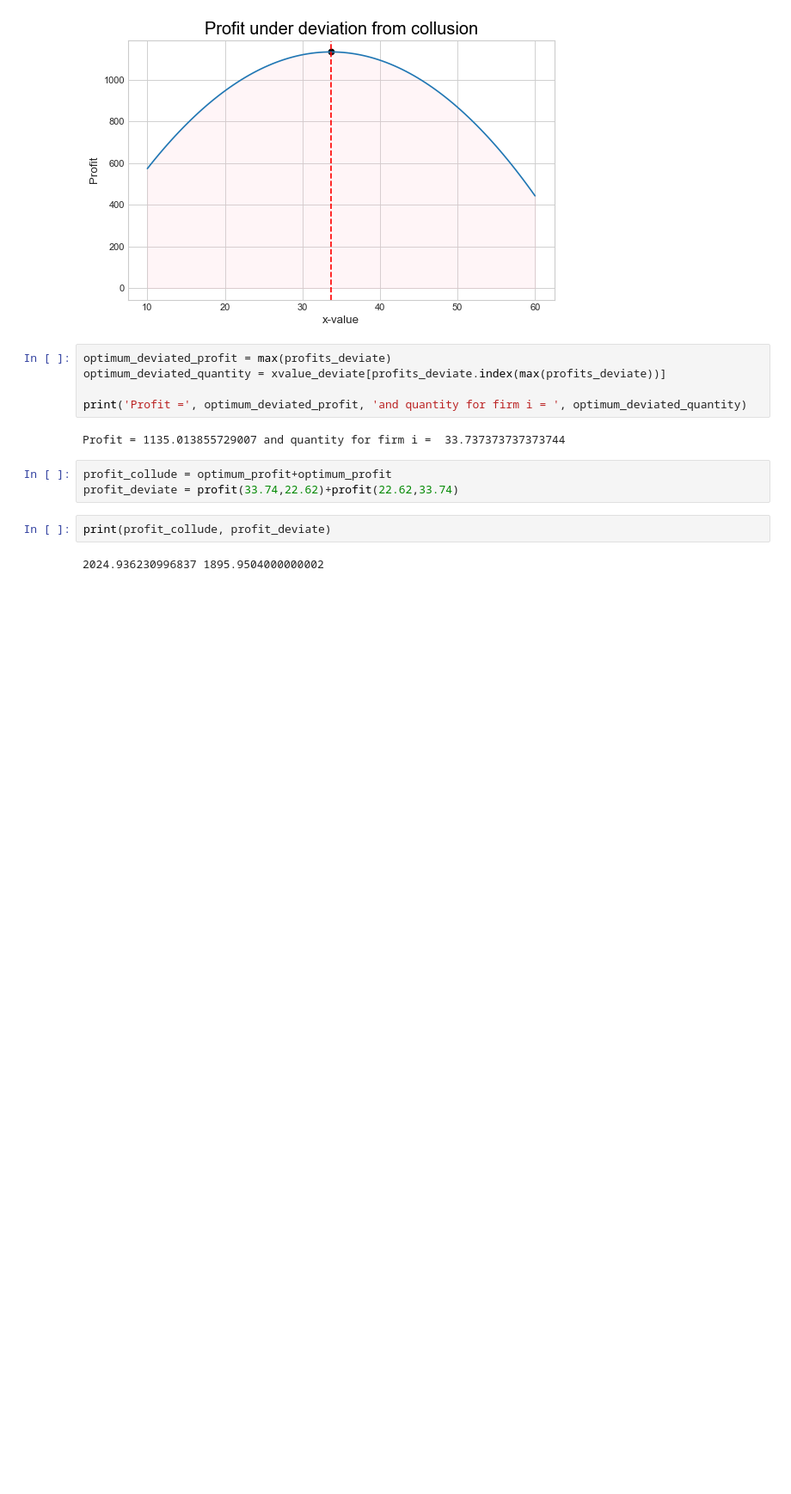
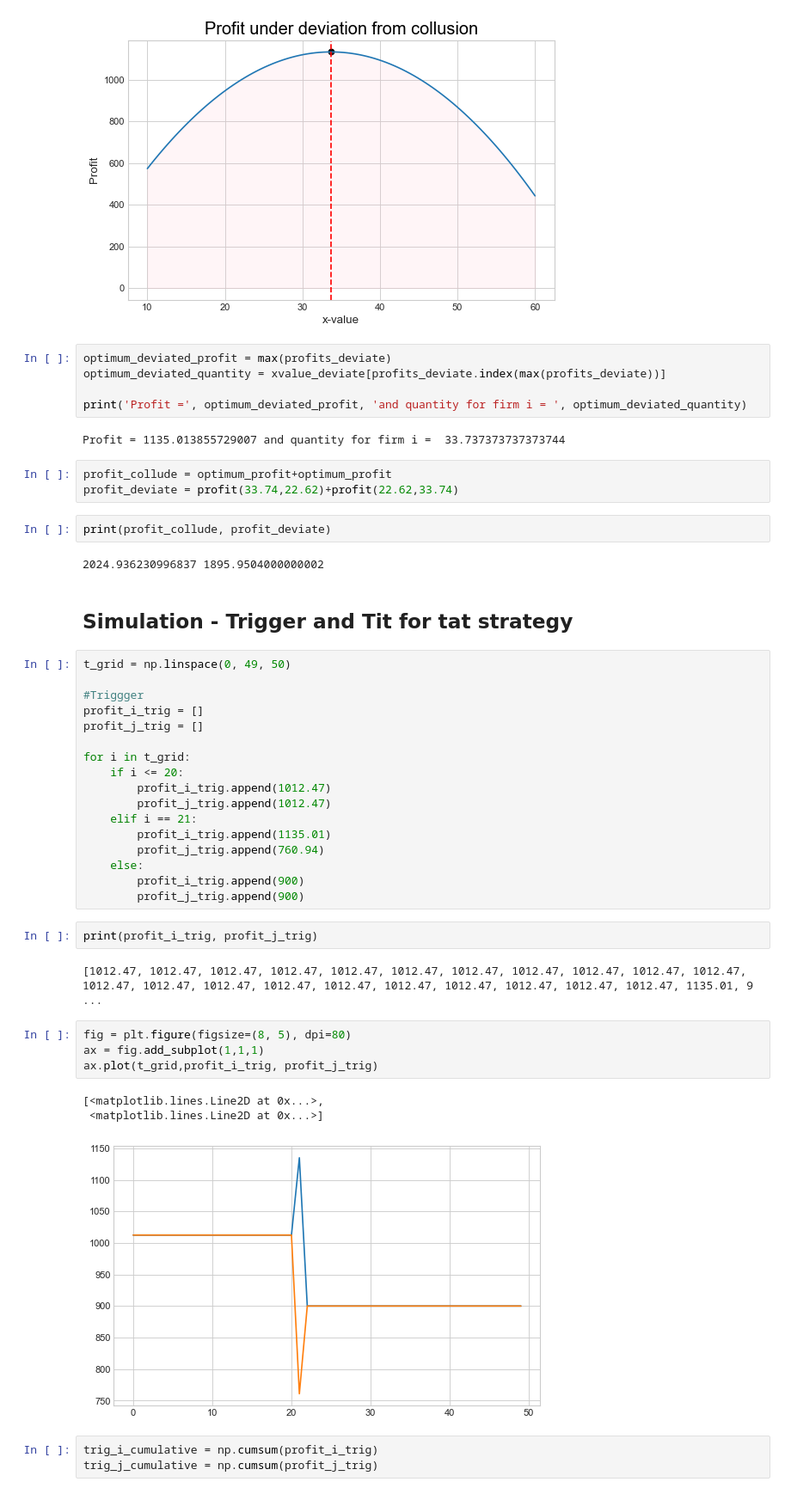
Before and after one commit to yapicikerem/Numecon_workspace, a Jupyter notebook: modelproject/Cournot-Copy1.ipynb, the cells around one changed output. Shown at 86% size. Cells and saved outputs as stored; diff of their text form; blank space fills up the shorter version.

```diff
--- a/modelproject/Cournot-Copy1.ipynb
+++ b/modelproject/Cournot-Copy1.ipynb
@@ -134,3 +134,37 @@ profit_deviate = profit(33.74,22.62)+profit(22.62,33.74)
 print(profit_collude, profit_deviate)
 # %% [output]
 2024.936230996837 1895.9504000000002
+# %% [markdown]
+## Simulation - Trigger and Tit for tat strategy
+# %%
+t_grid = np.linspace(0, 49, 50)
+
+#Triggger
+profit_i_trig = []
+profit_j_trig = []
+
+for i in t_grid:
+    if i <= 20:
+        profit_i_trig.append(1012.47)
+        profit_j_trig.append(1012.47)
+    elif i == 21:
+        profit_i_trig.append(1135.01)
+        profit_j_trig.append(760.94)
+    else:
+        profit_i_trig.append(900)
+        profit_j_trig.append(900)
+# %%
+print(profit_i_trig, profit_j_trig)
+# %% [output]
+[1012.47, 1012.47, 1012.47, 1012.47, 1012.47, 1012.47, 1012.47, 1012.47, 1012.47, 1012.47, 1012.47, 1012.47, 1012.47, 1012.47, 1012.47, 1012.47, 1012.47, 1012.47, 1012.47, 1012.47, 1012.47, 1135.01, 9 ...
+# %%
+fig = plt.figure(figsize=(8, 5), dpi=80)
+ax = fig.add_subplot(1,1,1)
+ax.plot(t_grid,profit_i_trig, profit_j_trig)
+# %% [output]
+[<matplotlib.lines.Line2D at 0x...>,
+ <matplotlib.lines.Line2D at 0x...>]
+[figure, added]
+# %%
+trig_i_cumulative = np.cumsum(profit_i_trig)
+trig_j_cumulative = np.cumsum(profit_j_trig)
```
Also changed, not shown: parts of 17 cells of this notebook.
